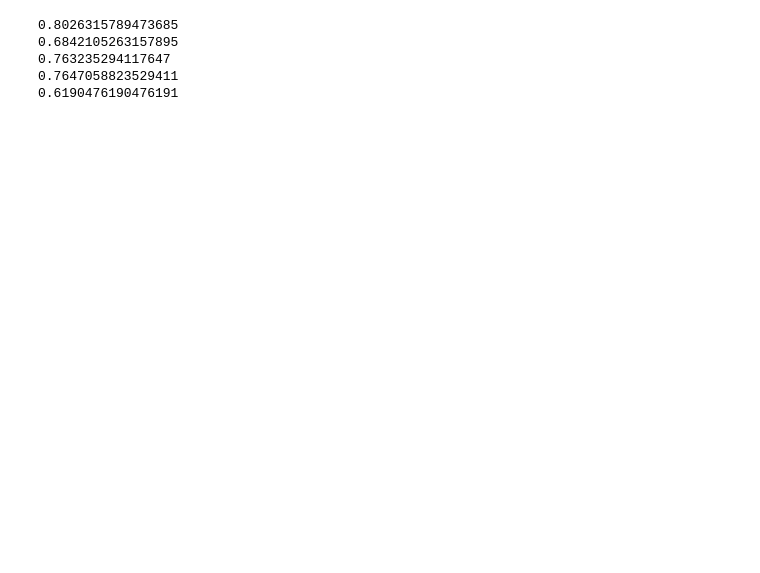
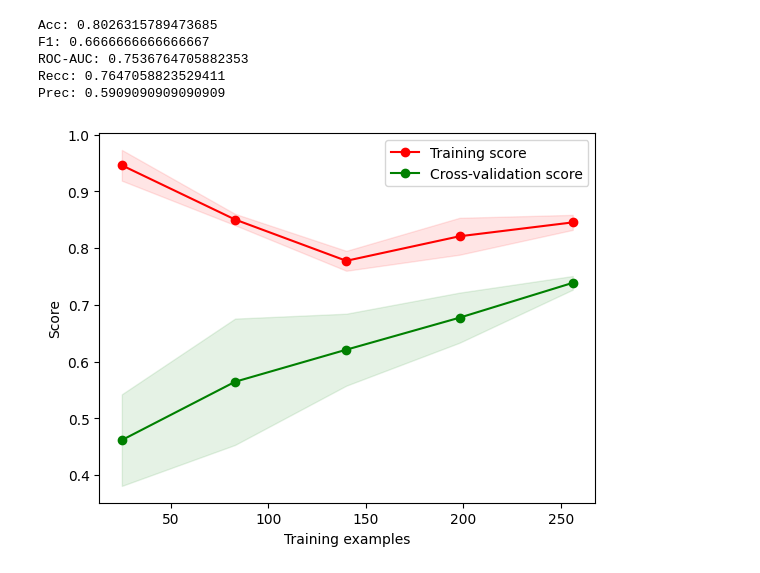
Before and after one commit to daniocionini/Prediction-Model-Breast-Cancer-Recurrence, a Jupyter notebook: only_model_eval.ipynb, the cells around one changed output. Cells and saved outputs as stored; diff of their text form; code cells hidden in the pictures; blank space fills up the shorter version.

```diff
--- a/only_model_eval.ipynb
+++ b/only_model_eval.ipynb
@@ -44,13 +44,16 @@ from sklearn.model_selection import train_test_split
 X_train, X_test, y_train, y_test = train_test_split(X, y, test_size=0.2, stratify=y, random_state=42)
 # %%
 X_train['size_agg'] = X_train['tumour_size'] + X_train['deg_malig']
+X_train['meta'] = X_train['irrad'] + X_train['deg_malig']
 
 X_test['size_agg'] = X_test['tumour_size'] + X_test['deg_malig']
+X_test['meta'] = X_test['irrad'] + X_test['deg_malig']
 # %%
 important_features = ['tumour_size', 'breast_quad', 'size_agg']
 X_train = X_train[important_features]
 X_test = X_test[important_features]
 # %%
+
 from sklearn.ensemble import RandomForestClassifier
 from sklearn.linear_model import LogisticRegression
 from sklearn.tree import DecisionTreeClassifier
@@ -82,14 +85,39 @@ y_pred = model.predict(X_test)
 
 
 
-print(model.score(X_train, y_train))
-print(f1_score(y_test, y_pred, average='binary'))
-print(roc_auc_score(y_test, y_score))
-print(recall_score(y_test, y_pred))
-print(precision_score(y_test, y_pred))
+print('Acc:',model.score(X_train, y_train))
+print('F1:',f1_score(y_test, y_pred, average='binary'))
+print('ROC-AUC:',roc_auc_score(y_test, y_score))
+print('Recc:',recall_score(y_test, y_pred))
+print('Prec:',precision_score(y_test, y_pred))
 # %% [output]
-0.8026315789473685
-0.6842105263157895
-0.763235294117647
-0.7647058823529411
-0.6190476190476191
+Acc: 0.8026315789473685
+F1: 0.6666666666666667
+ROC-AUC: 0.7536764705882353
+Recc: 0.7647058823529411
+Prec: 0.5909090909090909
+# %%
+from sklearn.model_selection import learning_curve
+
+train_sizes, train_scores, valid_scores = learning_curve(model, X_resampled, y_resampled, cv=5, scoring='f1_macro')
+
+train_scores_mean = np.mean(train_scores, axis=1)
+train_scores_std = np.std(train_scores, axis=1)
+valid_scores_mean = np.mean(valid_scores, axis=1)
+valid_scores_std = np.std(valid_scores, axis=1)
+
+plt.fill_between(train_sizes, train_scores_mean - train_scores_std,
+                 train_scores_mean + train_scores_std, alpha=0.1, color="r")
+plt.fill_between(train_sizes, valid_scores_mean - valid_scores_std,
+                 valid_scores_mean + valid_scores_std, alpha=0.1, color="g")
+plt.plot(train_sizes, train_scores_mean, 'o-', color="r",
+         label="Training score")
+plt.plot(train_sizes, valid_scores_mean, 'o-', color="g",
+         label="Cross-validation score")
+
+plt.xlabel("Training examples")
+plt.ylabel("Score")
+plt.legend(loc="best")
+plt.show()
+# %% [output]
+[figure, added]
```
Also changed, not shown: 1 other file.
